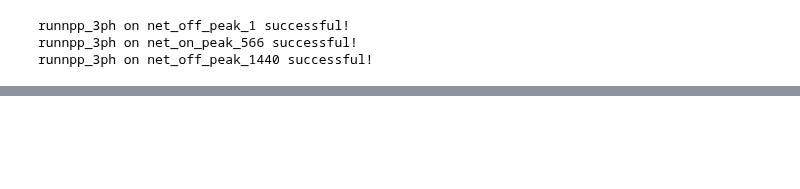
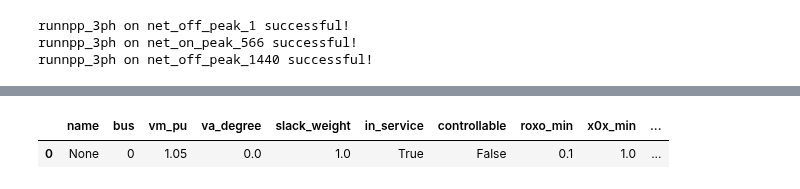
Before and after one commit to antoniovitorvb/IST-thesis-hosting-capacity, a Jupyter notebook: notebooks/906_bus.ipynb, the cells around one changed output, grey strips where cells are left out. Drawn from its saved outputs; the diff is of its cells as text; code cells hidden in the pictures; blank space fills up the shorter version.

```diff
--- a/notebooks/906_bus.ipynb
+++ b/notebooks/906_bus.ipynb
@@ -247,0 +350,3 @@ net.asymmetric_load
+# %%
+net.controller.drop(net.controller.index, inplace=True)
+net
@@ -248,3 +391,8 @@ net.asymmetric_load
+# %%
+net.ext_grid
+# %% [output]
+|  | name | bus | vm_pu | va_degree | slack_weight | in_service | controllable | roxo_min | x0x_min | ... |
+| 0 | None | 0 | 1.05 | 0.0 | 1.0 | True | False | 0.1 | 1.0 | ... |
 # %%
 pp.runpp_3ph(net, init='auto', max_iteration=100, tolerance_mva=1e-5, calc_voltage_angles=True, v_debug=True)
 to_json(net, os.path.join(main_dir, 'json_networks', "full_load_network.json"))
```
Also changed, not shown: parts of 10 cells of this notebook, 5 other files.
